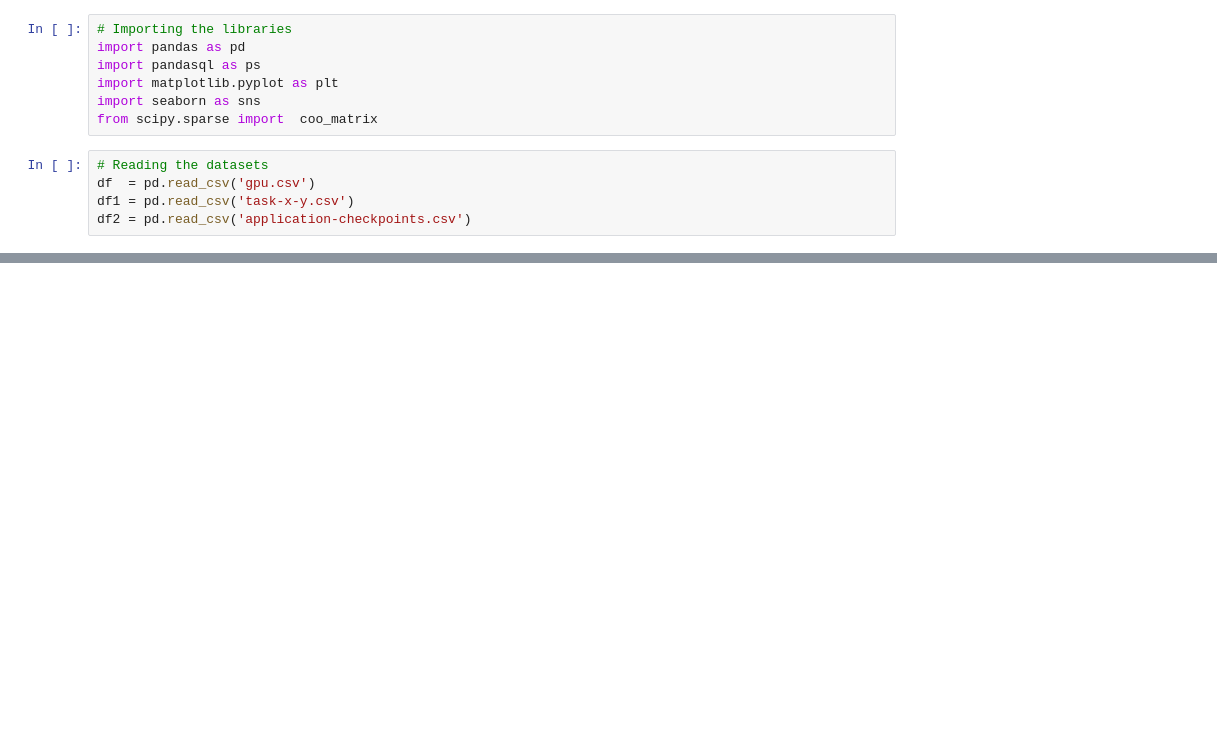
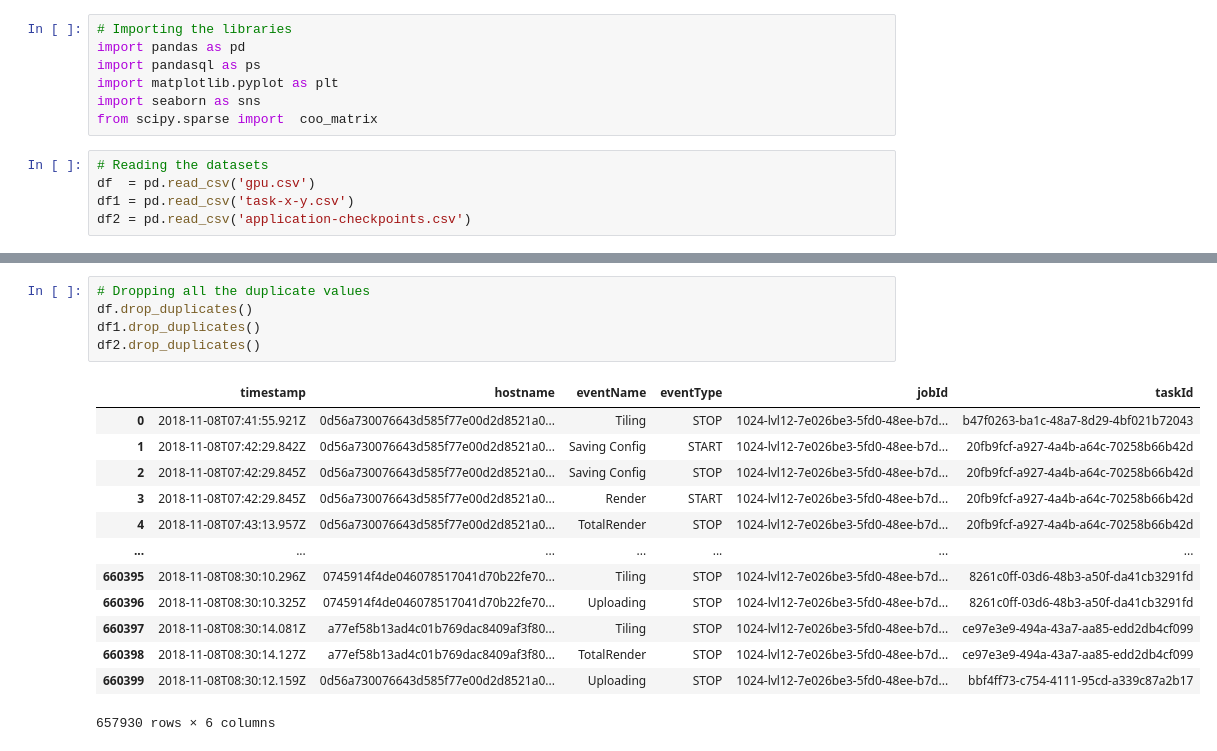
Before and after one commit to Himika-Mishra/Cloud-Computing, a Jupyter notebook: Terapixel_Rendering_EDA.ipynb, the cells around one changed output, grey strips where cells are left out. Drawn from its saved outputs; the diff is of its cells as text; blank space fills up the shorter version.

```diff
--- a/Terapixel_Rendering_EDA.ipynb
+++ b/Terapixel_Rendering_EDA.ipynb
@@ -26,0 +53,19 @@ df2 = pd.read_csv('application-checkpoints.csv')
+# %%
+# Dropping all the duplicate values
+df.drop_duplicates()
+df1.drop_duplicates()
+df2.drop_duplicates()
+# %% [output]
+|  | timestamp | hostname | eventName | eventType | jobId | taskId |
+| 0 | 2018-11-08T07:41:55.921Z | 0d56a730076643d585f77e00d2d8521a0... | Tiling | STOP | 1024-lvl12-7e026be3-5fd0-48ee-b7d... | b47f0263-ba1c-48a7-8d29-4bf021b72043 |
+| 1 | 2018-11-08T07:42:29.842Z | 0d56a730076643d585f77e00d2d8521a0... | Saving Config | START | 1024-lvl12-7e026be3-5fd0-48ee-b7d... | 20fb9fcf-a927-4a4b-a64c-70258b66b42d |
+| 2 | 2018-11-08T07:42:29.845Z | 0d56a730076643d585f77e00d2d8521a0... | Saving Config | STOP | 1024-lvl12-7e026be3-5fd0-48ee-b7d... | 20fb9fcf-a927-4a4b-a64c-70258b66b42d |
+| 3 | 2018-11-08T07:42:29.845Z | 0d56a730076643d585f77e00d2d8521a0... | Render | START | 1024-lvl12-7e026be3-5fd0-48ee-b7d... | 20fb9fcf-a927-4a4b-a64c-70258b66b42d |
+| 4 | 2018-11-08T07:43:13.957Z | 0d56a730076643d585f77e00d2d8521a0... | TotalRender | STOP | 1024-lvl12-7e026be3-5fd0-48ee-b7d... | 20fb9fcf-a927-4a4b-a64c-70258b66b42d |
+| ... | ... | ... | ... | ... | ... | ... |
+| 660395 | 2018-11-08T08:30:10.296Z | 0745914f4de046078517041d70b22fe70... | Tiling | STOP | 1024-lvl12-7e026be3-5fd0-48ee-b7d... | 8261c0ff-03d6-48b3-a50f-da41cb3291fd |
+| 660396 | 2018-11-08T08:30:10.325Z | 0745914f4de046078517041d70b22fe70... | Uploading | STOP | 1024-lvl12-7e026be3-5fd0-48ee-b7d... | 8261c0ff-03d6-48b3-a50f-da41cb3291fd |
+| 660397 | 2018-11-08T08:30:14.081Z | a77ef58b13ad4c01b769dac8409af3f80... | Tiling | STOP | 1024-lvl12-7e026be3-5fd0-48ee-b7d... | ce97e3e9-494a-43a7-aa85-edd2db4cf099 |
+| 660398 | 2018-11-08T08:30:14.127Z | a77ef58b13ad4c01b769dac8409af3f80... | TotalRender | STOP | 1024-lvl12-7e026be3-5fd0-48ee-b7d... | ce97e3e9-494a-43a7-aa85-edd2db4cf099 |
+| 660399 | 2018-11-08T08:30:12.159Z | 0d56a730076643d585f77e00d2d8521a0... | Uploading | STOP | 1024-lvl12-7e026be3-5fd0-48ee-b7d... | bbf4ff73-c754-4111-95cd-a339c87a2b17 |
+657930 rows × 6 columns
```
Also changed, not shown: parts of 11 cells of this notebook.
